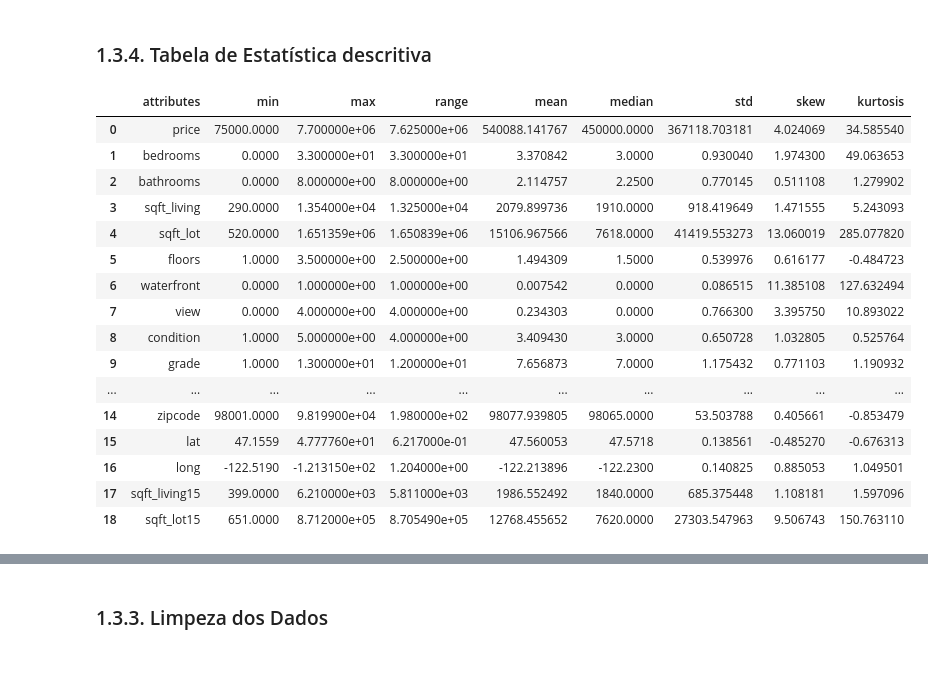
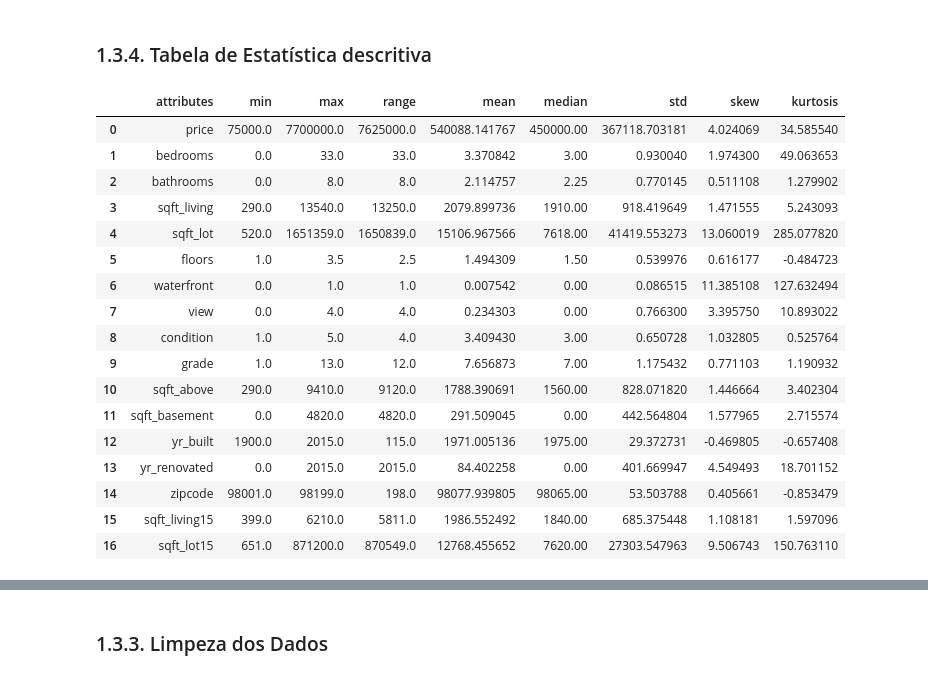
Before and after one commit to PedroFerraresi/houserocket, a Jupyter notebook: notebooks/pf_v2.0.ipynb, the cells around one changed output, grey strips where cells are left out. Drawn from its saved outputs; the diff is of its cells as text; code cells hidden in the pictures.

```diff
--- a/notebooks/pf_v2.0.ipynb
+++ b/notebooks/pf_v2.0.ipynb
@@ -134,24 +137,25 @@ Além disso, precisamos arrumar a coluna `date` para o tipo de data.
 # %% [markdown]
 ### 1.3.4. Tabela de Estatística descritiva
 # %%
-df_numerical = create_descriptive_statistics_table(df_raw, ['id'])
+df_numerical = create_descriptive_statistics_table(df_raw, ['id', 'lat', 'long'])
 df_numerical
 # %% [output]
 |  | attributes | min | max | range | mean | median | std | skew | kurtosis |
-| 0 | price | 75000.0000 | 7.700000e+06 | 7.625000e+06 | 540088.141767 | 450000.0000 | 367118.703181 | 4.024069 | 34.585540 |
-| 1 | bedrooms | 0.0000 | 3.300000e+01 | 3.300000e+01 | 3.370842 | 3.0000 | 0.930040 | 1.974300 | 49.063653 |
-| 2 | bathrooms | 0.0000 | 8.000000e+00 | 8.000000e+00 | 2.114757 | 2.2500 | 0.770145 | 0.511108 | 1.279902 |
-| 3 | sqft_living | 290.0000 | 1.354000e+04 | 1.325000e+04 | 2079.899736 | 1910.0000 | 918.419649 | 1.471555 | 5.243093 |
-| 4 | sqft_lot | 520.0000 | 1.651359e+06 | 1.650839e+06 | 15106.967566 | 7618.0000 | 41419.553273 | 13.060019 | 285.077820 |
-| 5 | floors | 1.0000 | 3.500000e+00 | 2.500000e+00 | 1.494309 | 1.5000 | 0.539976 | 0.616177 | -0.484723 |
-| 6 | waterfront | 0.0000 | 1.000000e+00 | 1.000000e+00 | 0.007542 | 0.0000 | 0.086515 | 11.385108 | 127.632494 |
-| 7 | view | 0.0000 | 4.000000e+00 | 4.000000e+00 | 0.234303 | 0.0000 | 0.766300 | 3.395750 | 10.893022 |
-| 8 | condition | 1.0000 | 5.000000e+00 | 4.000000e+00 | 3.409430 | 3.0000 | 0.650728 | 1.032805 | 0.525764 |
-| 9 | grade | 1.0000 | 1.300000e+01 | 1.200000e+01 | 7.656873 | 7.0000 | 1.175432 | 0.771103 | 1.190932 |
-| ... | ... | ... | ... | ... | ... | ... | ... | ... | ... |
-| 14 | zipcode | 98001.0000 | 9.819900e+04 | 1.980000e+02 | 98077.939805 | 98065.0000 | 53.503788 | 0.405661 | -0.853479 |
-| 15 | lat | 47.1559 | 4.777760e+01 | 6.217000e-01 | 47.560053 | 47.5718 | 0.138561 | -0.485270 | -0.676313 |
-| 16 | long | -122.5190 | -1.213150e+02 | 1.204000e+00 | -122.213896 | -122.2300 | 0.140825 | 0.885053 | 1.049501 |
-| 17 | sqft_living15 | 399.0000 | 6.210000e+03 | 5.811000e+03 | 1986.552492 | 1840.0000 | 685.375448 | 1.108181 | 1.597096 |
-| 18 | sqft_lot15 | 651.0000 | 8.712000e+05 | 8.705490e+05 | 12768.455652 | 7620.0000 | 27303.547963 | 9.506743 | 150.763110 |
+| 0 | price | 75000.0 | 7700000.0 | 7625000.0 | 540088.141767 | 450000.00 | 367118.703181 | 4.024069 | 34.585540 |
+| 1 | bedrooms | 0.0 | 33.0 | 33.0 | 3.370842 | 3.00 | 0.930040 | 1.974300 | 49.063653 |
+| 2 | bathrooms | 0.0 | 8.0 | 8.0 | 2.114757 | 2.25 | 0.770145 | 0.511108 | 1.279902 |
+| 3 | sqft_living | 290.0 | 13540.0 | 13250.0 | 2079.899736 | 1910.00 | 918.419649 | 1.471555 | 5.243093 |
+| 4 | sqft_lot | 520.0 | 1651359.0 | 1650839.0 | 15106.967566 | 7618.00 | 41419.553273 | 13.060019 | 285.077820 |
+| 5 | floors | 1.0 | 3.5 | 2.5 | 1.494309 | 1.50 | 0.539976 | 0.616177 | -0.484723 |
+| 6 | waterfront | 0.0 | 1.0 | 1.0 | 0.007542 | 0.00 | 0.086515 | 11.385108 | 127.632494 |
+| 7 | view | 0.0 | 4.0 | 4.0 | 0.234303 | 0.00 | 0.766300 | 3.395750 | 10.893022 |
+| 8 | condition | 1.0 | 5.0 | 4.0 | 3.409430 | 3.00 | 0.650728 | 1.032805 | 0.525764 |
+| 9 | grade | 1.0 | 13.0 | 12.0 | 7.656873 | 7.00 | 1.175432 | 0.771103 | 1.190932 |
+| 10 | sqft_above | 290.0 | 9410.0 | 9120.0 | 1788.390691 | 1560.00 | 828.071820 | 1.446664 | 3.402304 |
+| 11 | sqft_basement | 0.0 | 4820.0 | 4820.0 | 291.509045 | 0.00 | 442.564804 | 1.577965 | 2.715574 |
+| 12 | yr_built | 1900.0 | 2015.0 | 115.0 | 1971.005136 | 1975.00 | 29.372731 | -0.469805 | -0.657408 |
+| 13 | yr_renovated | 0.0 | 2015.0 | 2015.0 | 84.402258 | 0.00 | 401.669947 | 4.549493 | 18.701152 |
+| 14 | zipcode | 98001.0 | 98199.0 | 198.0 | 98077.939805 | 98065.00 | 53.503788 | 0.405661 | -0.853479 |
+| 15 | sqft_living15 | 399.0 | 6210.0 | 5811.0 | 1986.552492 | 1840.00 | 685.375448 | 1.108181 | 1.597096 |
+| 16 | sqft_lot15 | 651.0 | 871200.0 | 870549.0 | 12768.455652 | 7620.00 | 27303.547963 | 9.506743 | 150.763110 |
 # %% [markdown]
```
Also changed, not shown: parts of 42 cells of this notebook.
